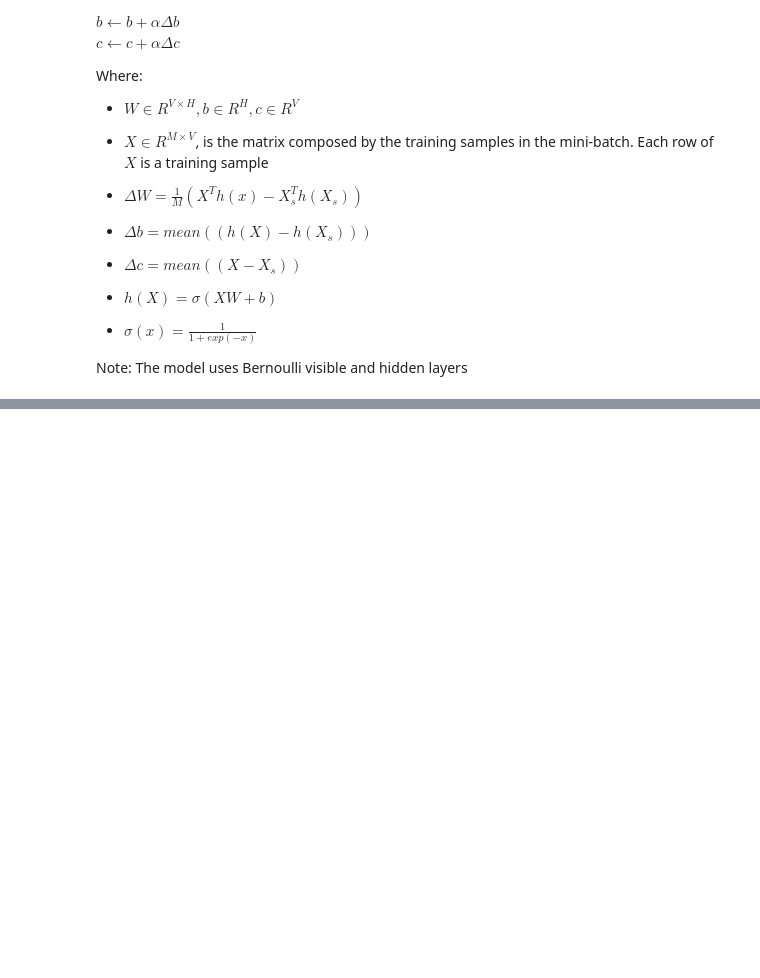
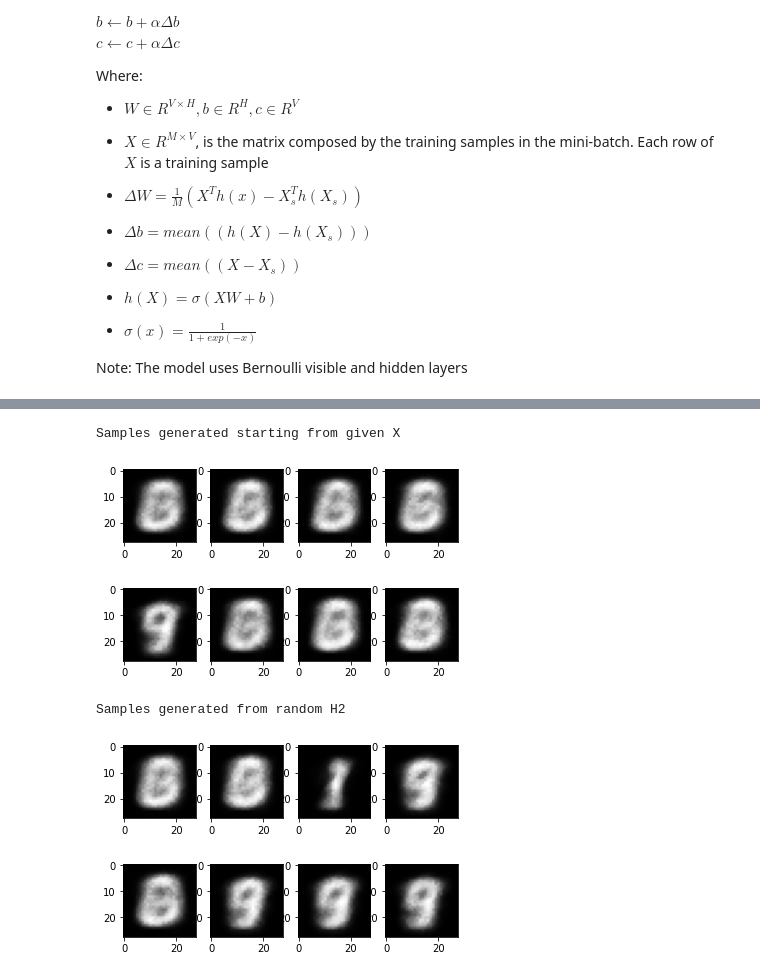
Before and after one commit to imranraad07/cmsc-636, a Jupyter notebook: assignment-4/hw04_code/4.2_hw4_dbn.ipynb, the cells around one changed output, grey strips where cells are left out. Saved outputs shown, nothing was run; the diff lists cells and outputs as text; code cells hidden in the pictures; blank space fills up the shorter version.

```diff
--- a/assignment-4/hw04_code/4.2_hw4_dbn.ipynb
+++ b/assignment-4/hw04_code/4.2_hw4_dbn.ipynb
@@ -243,0 +243,7 @@ Samples generated from random H2
+# %%
+method_2()
+# %% [output]
+Samples generated starting from given X
+[figure, added]
+Samples generated from random H2
+[figure, added]
```
Also changed, not shown: parts of 26 cells of this notebook.
